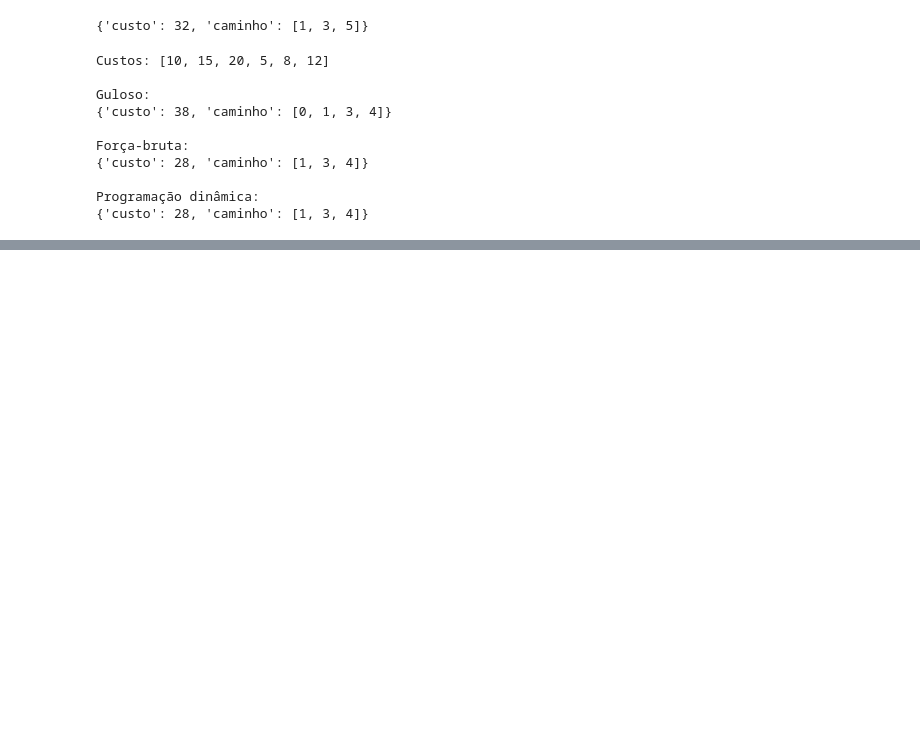
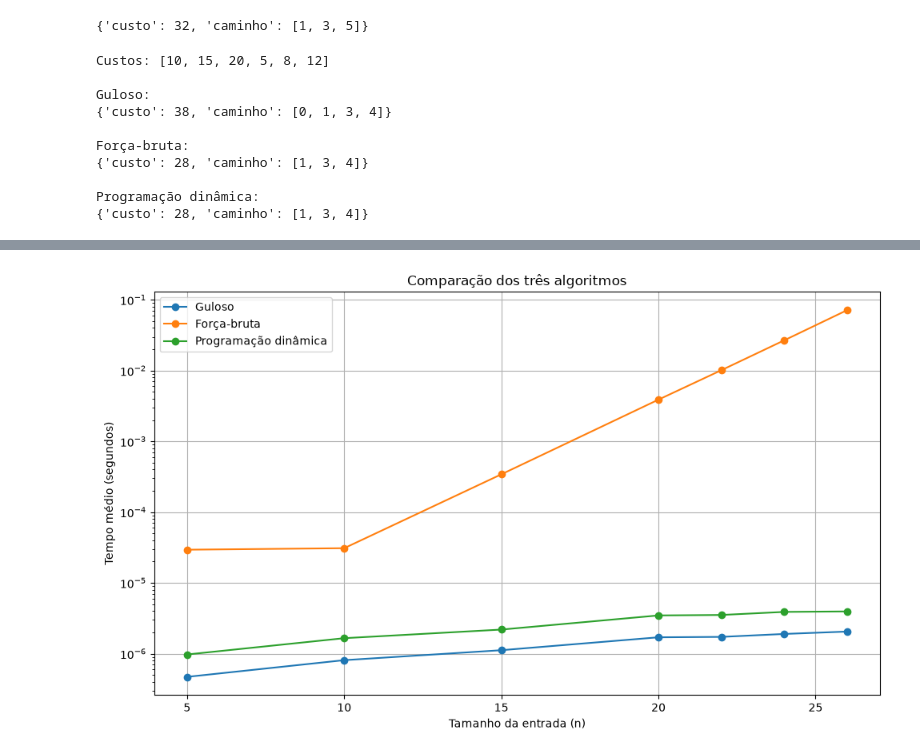
Before and after one commit to J0hnV1ct0r/analise_experimento, a Jupyter notebook: analise_alg.ipynb, the cells around one changed output, grey strips where cells are left out. Cells and saved outputs as stored; diff of their text form; code cells hidden in the pictures; blank space fills up the shorter version.

```diff
--- a/analise_alg.ipynb
+++ b/analise_alg.ipynb
@@ -153,0 +412,12 @@ Programação dinâmica:
+# %%
+# Grupo A: comparação dos três algoritmos
+resultados_tres = executar_benchmark(
+    entradas_tres,
+    algoritmos_completos
+)
+
+# Grupo B: comparação dos algoritmos lineares
+resultados_lineares = executar_benchmark(
+    entradas_lineares,
+    algoritmos_lineares
+)
@@ -153,0 +566,28 @@ Programação dinâmica:
+# %%
+import matplotlib.pyplot as plt
+
+plt.figure(figsize=(10, 6))
+
+for algoritmo in df_tres["Algoritmo"].unique():
+
+    dados = df_tres[
+        df_tres["Algoritmo"] == algoritmo
+    ]
+
+    plt.plot(
+        dados["Tamanho (n)"],
+        dados["Tempo médio (s)"],
+        marker="o",
+        label=algoritmo
+    )
+
+plt.xlabel("Tamanho da entrada (n)")
+plt.ylabel("Tempo médio (segundos)")
+plt.title("Comparação dos três algoritmos")
+plt.yscale("log")
+plt.grid(True)
+plt.legend()
+plt.tight_layout()
+plt.show()
+# %% [output]
+[figure, added]
```
Also changed, not shown: parts of 16 cells of this notebook, 1 other file.
